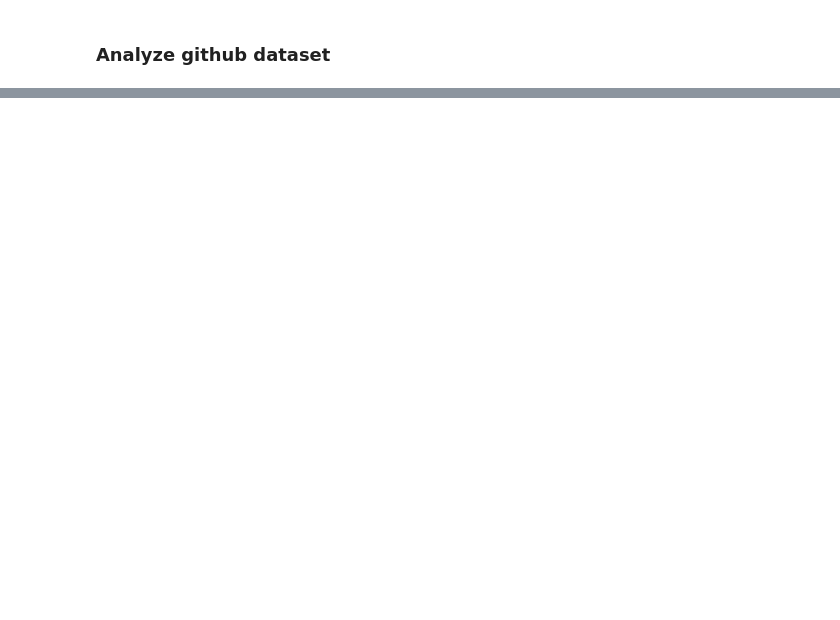
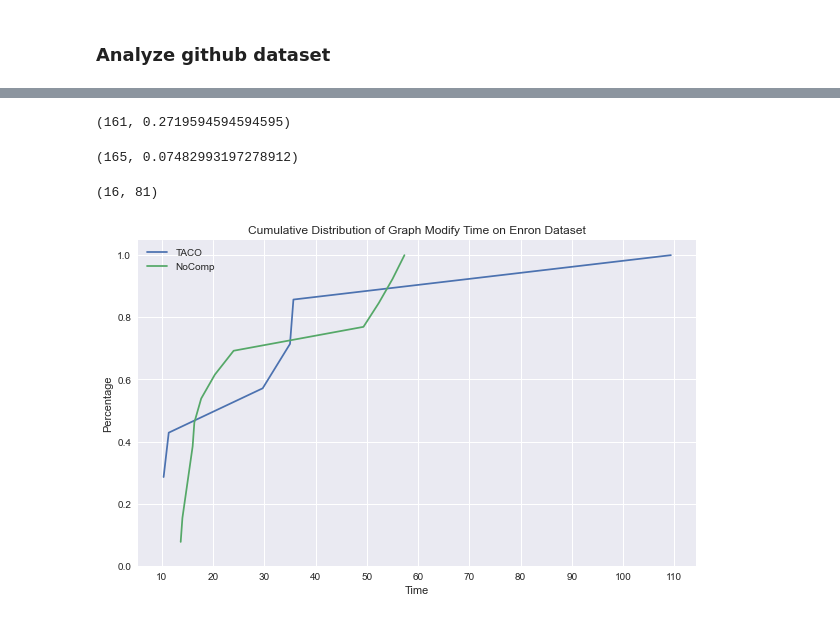
Before and after one commit to dataspread/SpreadsheetAnalyzer, a Jupyter notebook: test_result_analysis.ipynb, the cells around one changed output, grey strips where cells are left out. Saved outputs shown, nothing was run; the diff lists cells and outputs as text; code cells hidden in the pictures; blank space fills up the shorter version.

Commit message:
update modify analysis

```diff
--- a/test_result_analysis.ipynb
+++ b/test_result_analysis.ipynb
@@ -462,0 +568,55 @@ df_github_merged[df_github_merged["long_taco_time"] > threshold][["fileName", "l
+# %%
+def load_modify_results(path, filename):
+    filename_list = [filename + "_" + str(i) + ".csv" for i in [1, 2, 3]]
+    column_list = ['fileName', 'Max Dep Ref', 'GraphModifySize', 'GraphModifyTime']
+    df1 = pd.read_csv(path + "/" + filename_list[0])
+    df2 = pd.read_csv(path + "/" + filename_list[1])
+    df3 = pd.read_csv(path + "/" + filename_list[2])
+    df = pd.merge(df1, df2, on=['fileName', 'Max Dep Ref', 'GraphModifySize'], how="inner")
+    df = pd.merge(df, df3, on=['fileName', 'Max Dep Ref', 'GraphModifySize'], how="inner")
+
+    time_ls = []
+    cand_col = [x for x in list(df.columns) if "GraphModifyTime" in x]
+    for i in range(len(df)):
+        ls = []
+        for col in cand_col:
+            ls.append(df.loc[i, col])
+        time_ls.append(np.mean(ls))
+    df['GraphModifyTime'] = time_ls
+    return df[column_list]
+# %%
+enron_nocomp_modify = load_modify_results(enron_modify_output, "enron_nocomp_modify")
+enron_taco_modify = load_modify_results(enron_modify_output, "enron_taco_modify")
+github_nocomp_modify = load_modify_results(github_modify_output, "github_nocomp_modify")
+github_taco_modify = load_modify_results(github_modify_output, "github_taco_modify")
+enron_nocomp_modify_1k = enron_nocomp_modify[enron_nocomp_modify['GraphModifySize'] == 1000]
+enron_taco_modify_1k = enron_taco_modify[enron_taco_modify['GraphModifySize'] == 1000]
+github_nocomp_modify_1k = github_nocomp_modify[github_nocomp_modify['GraphModifySize'] == 1000]
+github_taco_modify_1k = github_taco_modify[github_taco_modify['GraphModifySize'] == 1000]
+# %%
+enron_nocomp_modify_1k = enron_nocomp_modify_1k.drop(75)
+github_nocomp_modify_1k = github_nocomp_modify_1k.drop([17, 21, 193])
+# %%
+len(enron_taco_modify), len(enron_taco_modify) / len(df_enron_merged)
+# %% [output]
+(161, 0.2719594594594595)
+# %%
+len(github_taco_modify), len(github_taco_modify) / len(df_github_merged)
+# %% [output]
+(165, 0.07482993197278912)
+# %%
+len(enron_taco_modify_1k), len(github_taco_modify_1k)
+# %% [output]
+(16, 81)
+# %%
+freq_enron_taco_modify = get_pdf_df(enron_taco_modify_1k, 'GraphModifyTime', False)
+freq_enron_nocomp_modify = get_pdf_df(enron_nocomp_modify_1k, 'GraphModifyTime', False)
+# %%
+plot_pdf(freq_enron_taco_modify, freq_enron_nocomp_modify,
+         "Cumulative Distribution of Graph Modify Time on Enron Dataset",
+         "Time",
+         "Percentage",
+         is_log=False
+        )
+# %% [output]
+[figure, added]
```
Also changed, not shown: parts of 23 cells of this notebook, 12 other files.
